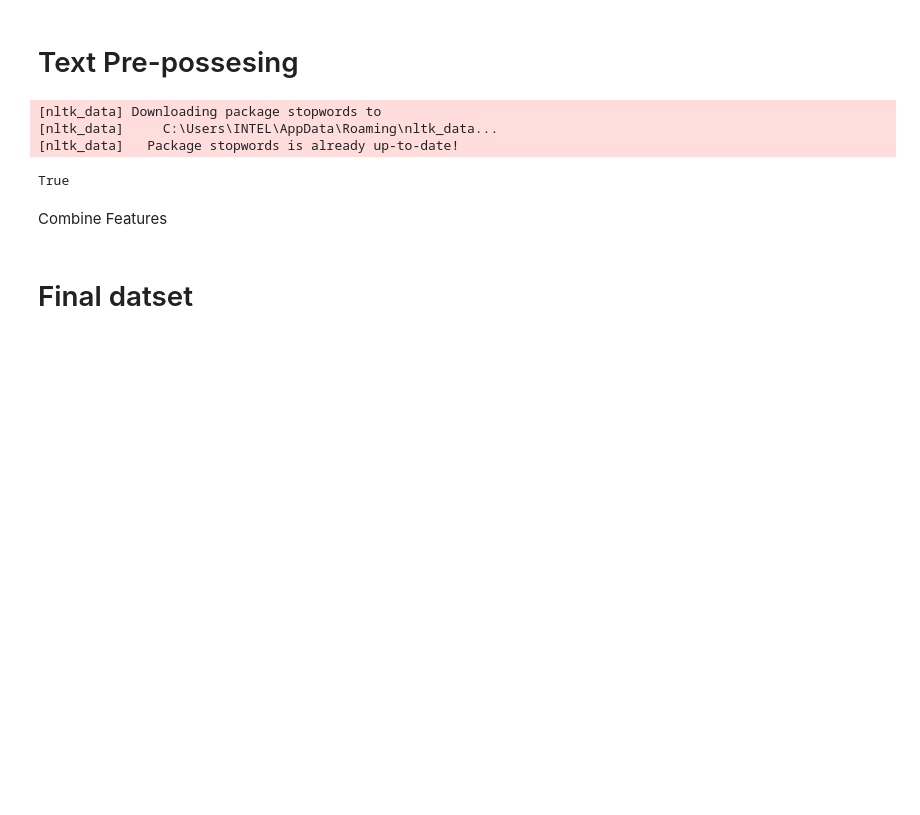
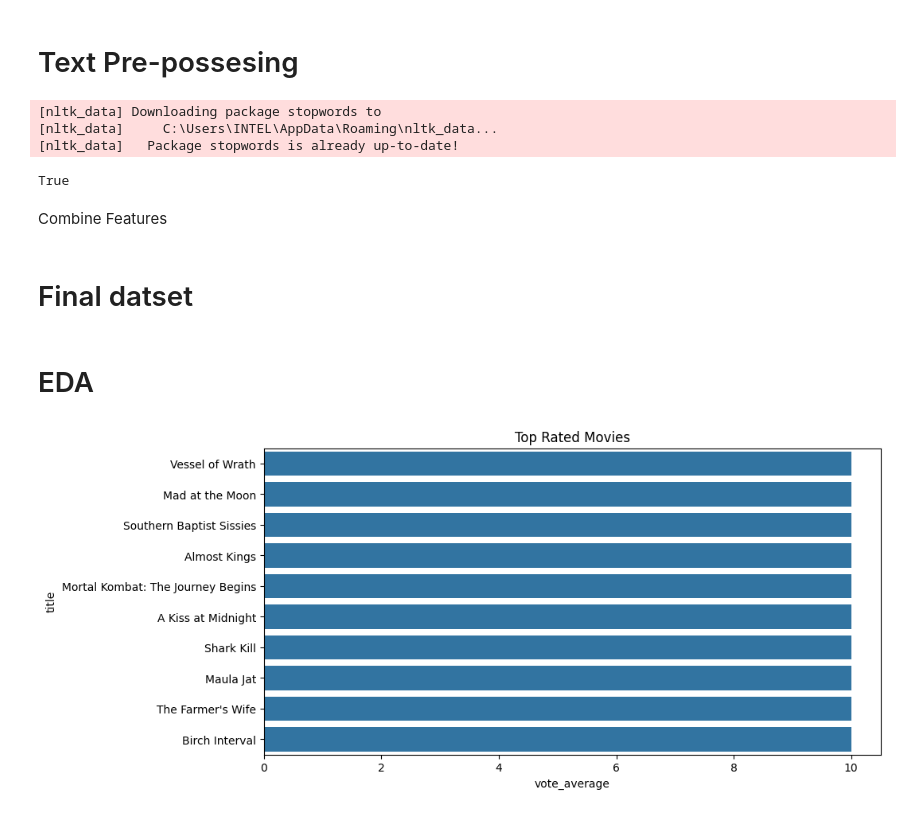
Before and after one commit to samifahim07/Movie-Recommendation-System-using--NLP, a Jupyter notebook: Movie_Recommendatio.ipynb, the cells around one changed output. Drawn from its saved outputs; the diff is of its cells as text; code cells hidden in the pictures; blank space fills up the shorter version.

Commit message:
using barplot to show a graphical interface of top rated movies

```diff
--- a/Movie_Recommendatio.ipynb
+++ b/Movie_Recommendatio.ipynb
@@ -237,3 +237,23 @@ final_movies=movies[
         'vote_average'
     ]
 ]
+# %% [markdown]
+# EDA
+# %%
+top=final_movies.sort_values(
+    by='vote_average',
+    ascending=False
+).head(10)
+
+plt.figure(figsize=(10,5))
+
+sns.barplot(
+    x='vote_average',
+    y='title',
+    data=top
+)
+
+plt.title("Top Rated Movies")
+plt.show()
+# %% [output]
+[figure, added]
```
